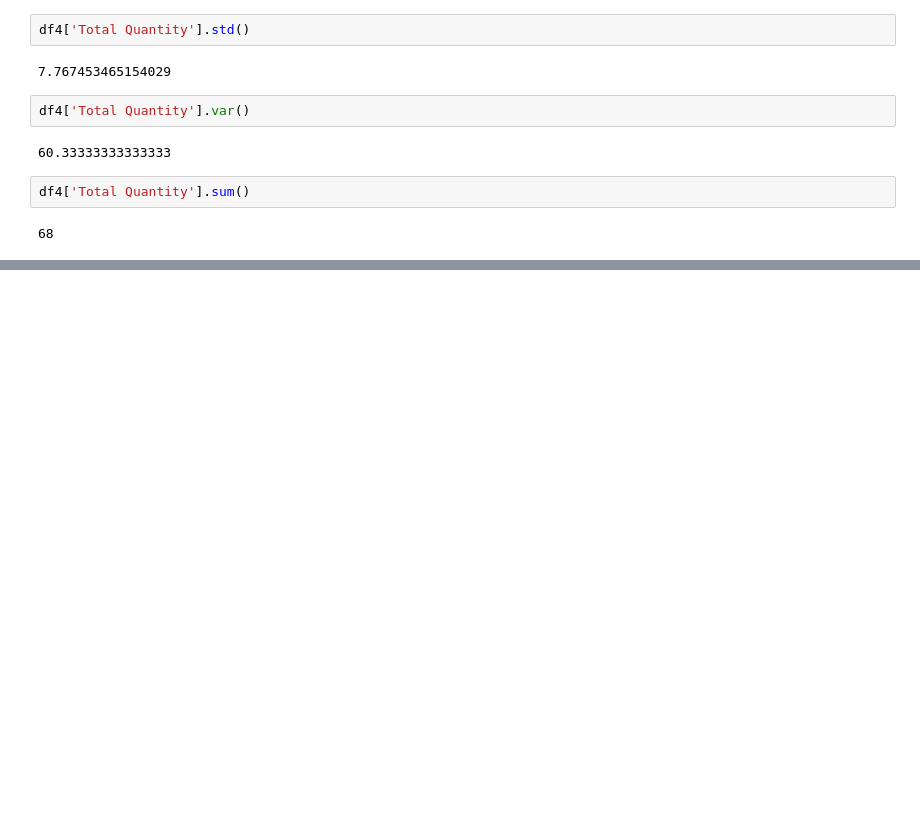
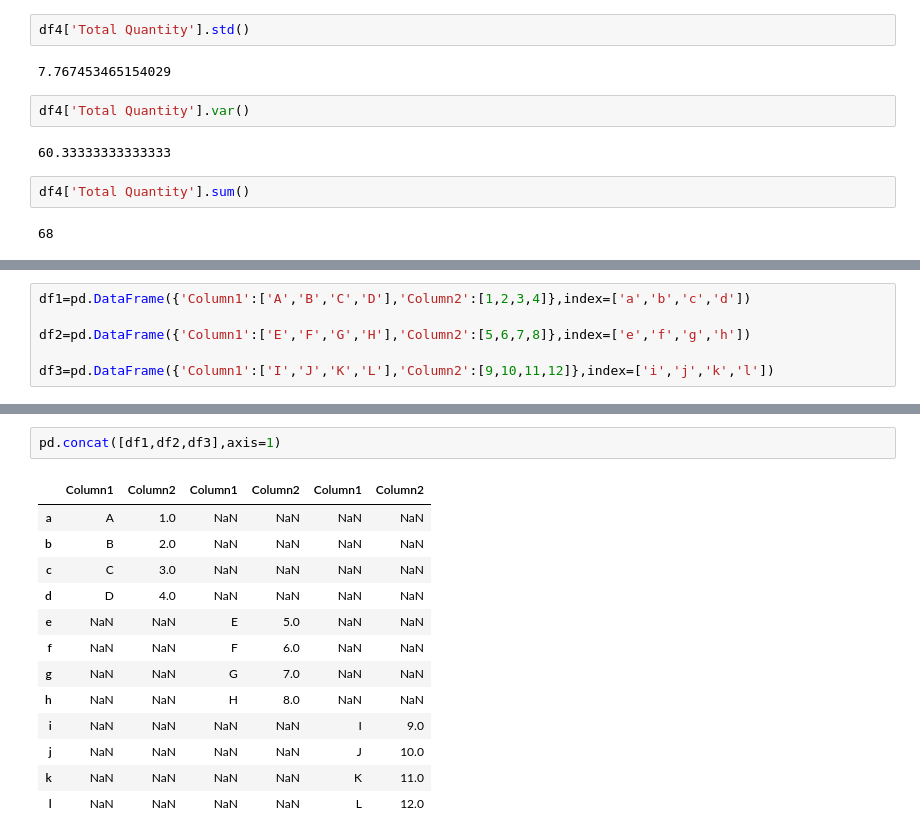
Before and after one commit to bhanublez/Python-learning, a Jupyter notebook: Machine Learning/Pandas/playWithPanda.ipynb, the cells around one changed output, grey strips where cells are left out. Drawn from its saved outputs; the diff is of its cells as text; blank space fills up the shorter version.

```diff
--- a/Machine Learning/Pandas/playWithPanda.ipynb
+++ b/Machine Learning/Pandas/playWithPanda.ipynb
@@ -462,0 +648,6 @@ df4['Total Quantity'].prod()
+# %%
+df1=pd.DataFrame({'Column1':['A','B','C','D'],'Column2':[1,2,3,4]},index=['a','b','c','d'])
+
+df2=pd.DataFrame({'Column1':['E','F','G','H'],'Column2':[5,6,7,8]},index=['e','f','g','h'])
+
+df3=pd.DataFrame({'Column1':['I','J','K','L'],'Column2':[9,10,11,12]},index=['i','j','k','l'])
@@ -462,0 +690,16 @@ df4['Total Quantity'].prod()
+# %%
+pd.concat([df1,df2,df3],axis=1)
+# %% [output]
+|  | Column1 | Column2 | Column1 | Column2 | Column1 | Column2 |
+| a | A | 1.0 | NaN | NaN | NaN | NaN |
+| b | B | 2.0 | NaN | NaN | NaN | NaN |
+| c | C | 3.0 | NaN | NaN | NaN | NaN |
+| d | D | 4.0 | NaN | NaN | NaN | NaN |
+| e | NaN | NaN | E | 5.0 | NaN | NaN |
+| f | NaN | NaN | F | 6.0 | NaN | NaN |
+| g | NaN | NaN | G | 7.0 | NaN | NaN |
+| h | NaN | NaN | H | 8.0 | NaN | NaN |
+| i | NaN | NaN | NaN | NaN | I | 9.0 |
+| j | NaN | NaN | NaN | NaN | J | 10.0 |
+| k | NaN | NaN | NaN | NaN | K | 11.0 |
+| l | NaN | NaN | NaN | NaN | L | 12.0 |
```
Also changed, not shown: parts of 60 cells of this notebook, 2 other files.
